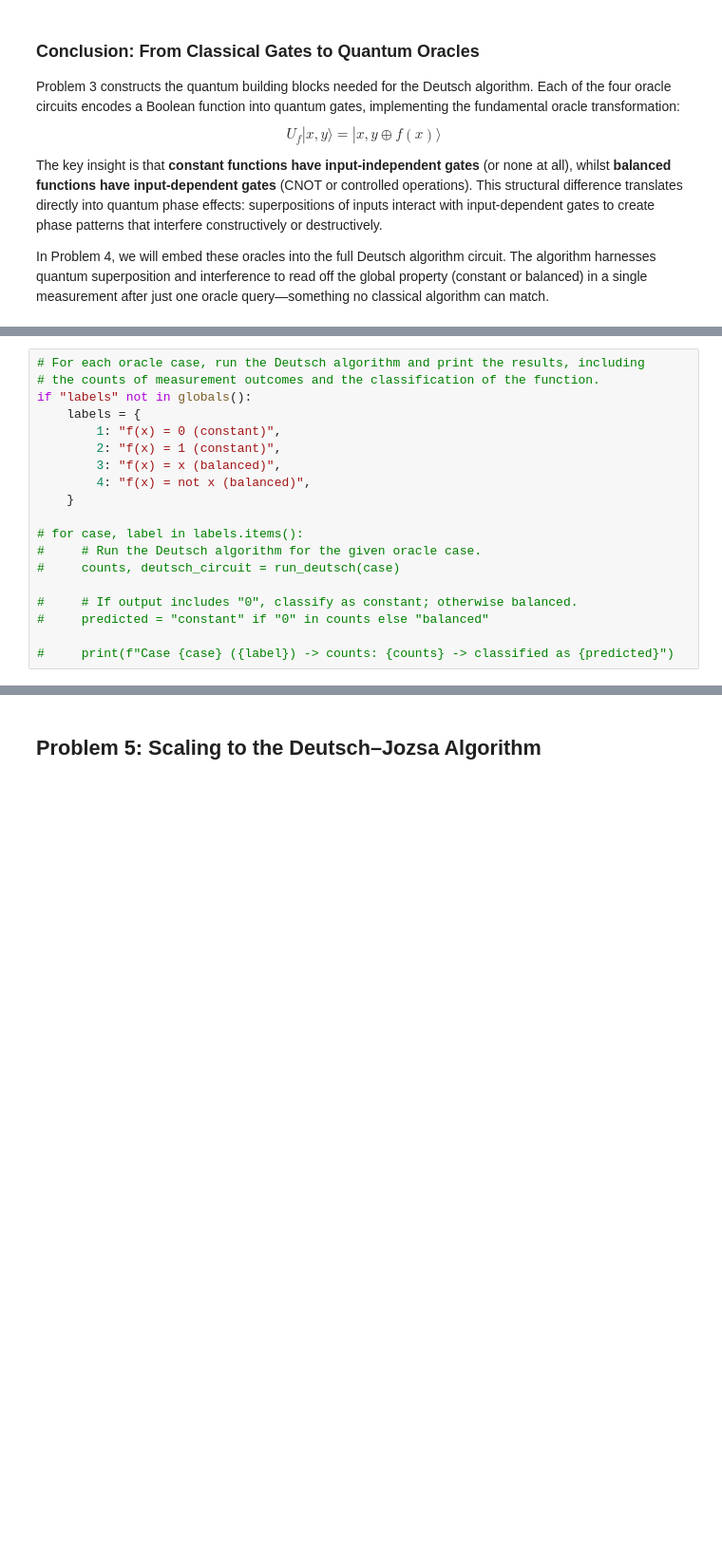
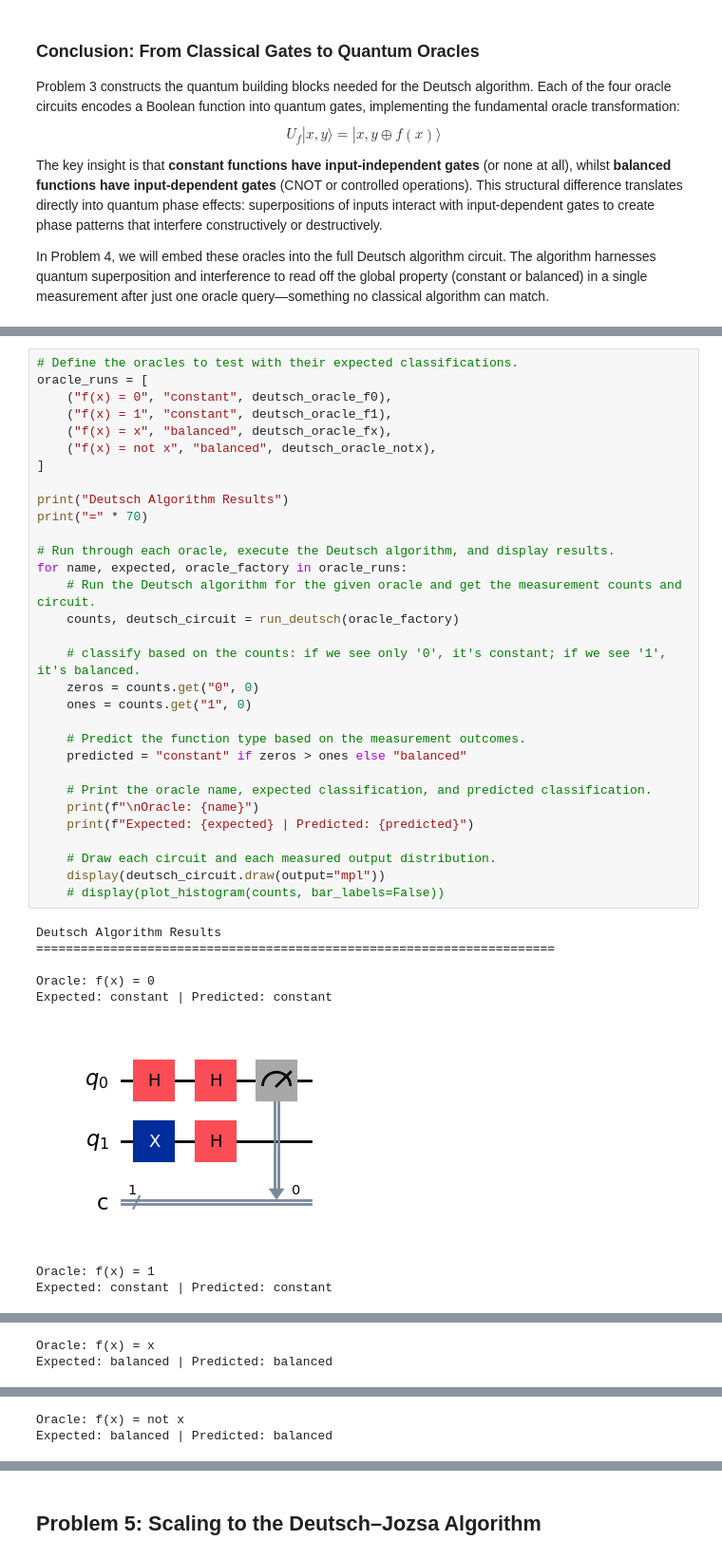
Before and after one commit to JenniferOji/emerging-technologies, a Jupyter notebook: problems.ipynb, the cells around one changed output, grey strips where cells are left out. Shown at 95% size. Cells and saved outputs as stored; diff of their text form; blank space fills up the shorter version.

```diff
--- a/problems.ipynb
+++ b/problems.ipynb
@@ -903,19 +1002,40 @@ This step is essential for visualising and verifying the behaviour of the Deutsc
 # %%
-# For each oracle case, run the Deutsch algorithm and print the results, including
-# the counts of measurement outcomes and the classification of the function.
-if "labels" not in globals():
-    labels = {
-        1: "f(x) = 0 (constant)",
-        2: "f(x) = 1 (constant)",
-        3: "f(x) = x (balanced)",
-        4: "f(x) = not x (balanced)",
-    }
+# Define the oracles to test with their expected classifications.
+oracle_runs = [
+    ("f(x) = 0", "constant", deutsch_oracle_f0),
+    ("f(x) = 1", "constant", deutsch_oracle_f1),
+    ("f(x) = x", "balanced", deutsch_oracle_fx),
+    ("f(x) = not x", "balanced", deutsch_oracle_notx),
+]
 
-# for case, label in labels.items():
-#     # Run the Deutsch algorithm for the given oracle case.
-#     counts, deutsch_circuit = run_deutsch(case)
+print("Deutsch Algorithm Results")
+print("=" * 70)
 
-#     # If output includes "0", classify as constant; otherwise balanced.
-#     predicted = "constant" if "0" in counts else "balanced"
+# Run through each oracle, execute the Deutsch algorithm, and display results.
+for name, expected, oracle_factory in oracle_runs:
+    # Run the Deutsch algorithm for the given oracle and get the measurement counts and circuit.
+    counts, deutsch_circuit = run_deutsch(oracle_factory)
 
-#     print(f"Case {case} ({label}) -> counts: {counts} -> classified as {predicted}")
+    # classify based on the counts: if we see only '0', it's constant; if we see '1', it's balanced.
+    zeros = counts.get("0", 0)
+    ones = counts.get("1", 0)
+
+    # Predict the function type based on the measurement outcomes.
+    predicted = "constant" if zeros > ones else "balanced"
+
+    # Print the oracle name, expected classification, and predicted classification.
+    print(f"\nOracle: {name}")
+    print(f"Expected: {expected} | Predicted: {predicted}")
+
+    # Draw each circuit and each measured output distribution.
+    display(deutsch_circuit.draw(output="mpl"))
+    # display(plot_histogram(counts, bar_labels=False))
+# %% [output]
+Deutsch Algorithm Results
+======================================================================
+
+Oracle: f(x) = 0
+Expected: constant | Predicted: constant
+[figure, added]
+Oracle: f(x) = 1
+Expected: constant | Predicted: constant
@@ -921,0 +1043,2 @@ if "labels" not in globals():
+Oracle: f(x) = x
+Expected: balanced | Predicted: balanced
@@ -921,0 +1046,2 @@ if "labels" not in globals():
+Oracle: f(x) = not x
+Expected: balanced | Predicted: balanced
```
Also changed, not shown: parts of 16 cells of this notebook.
